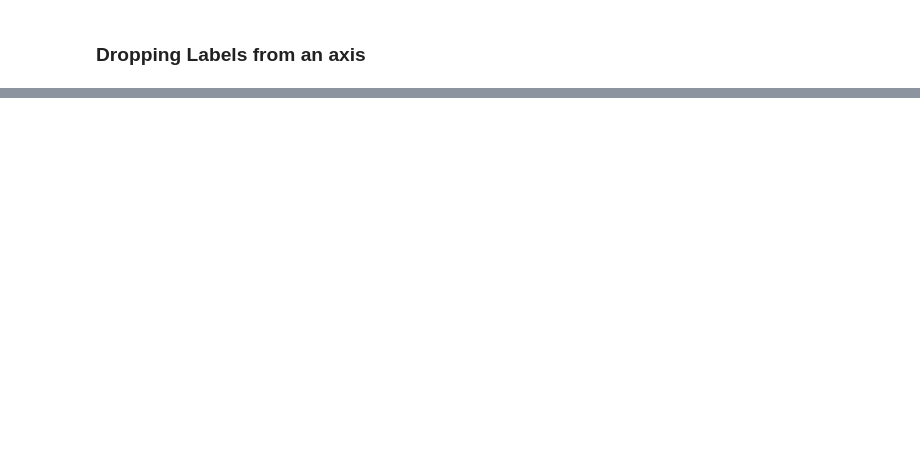
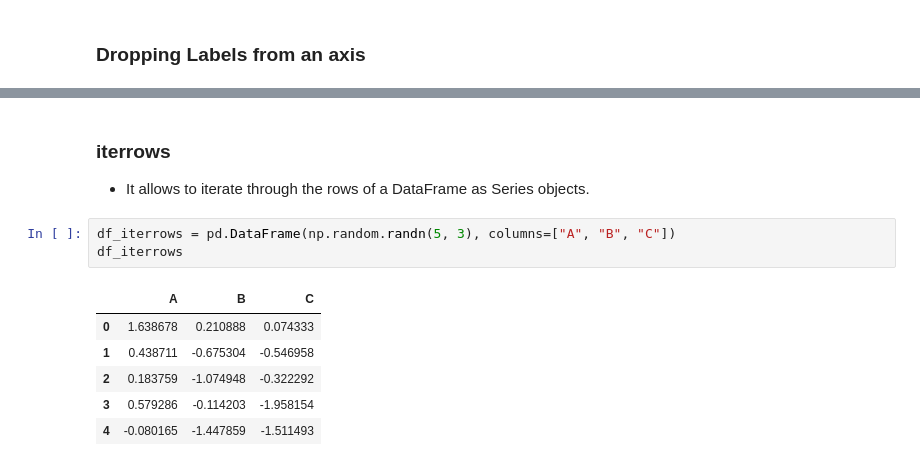
Before and after one commit to KumudithaSilva/pandas-data-science, a Jupyter notebook: Essential_Basis/essential_basis.ipynb, the cells around one changed output, grey strips where cells are left out. Saved outputs shown, nothing was run; the diff lists cells and outputs as text; blank space fills up the shorter version.

Commit message:
add iterrows

```diff
--- a/Essential_Basis/essential_basis.ipynb
+++ b/Essential_Basis/essential_basis.ipynb
@@ -470,0 +471,14 @@ df_drop_rows
+# %% [markdown]
+### iterrows
+
+- It allows to iterate through the rows of a DataFrame as Series objects.
+# %%
+df_iterrows = pd.DataFrame(np.random.randn(5, 3), columns=["A", "B", "C"])
+df_iterrows
+# %% [output]
+|  | A | B | C |
+| 0 | 1.638678 | 0.210888 | 0.074333 |
+| 1 | 0.438711 | -0.675304 | -0.546958 |
+| 2 | 0.183759 | -1.074948 | -0.322292 |
+| 3 | 0.579286 | -0.114203 | -1.958154 |
+| 4 | -0.080165 | -1.447859 | -1.511493 |
```
Also changed, not shown: parts of 30 cells of this notebook.
